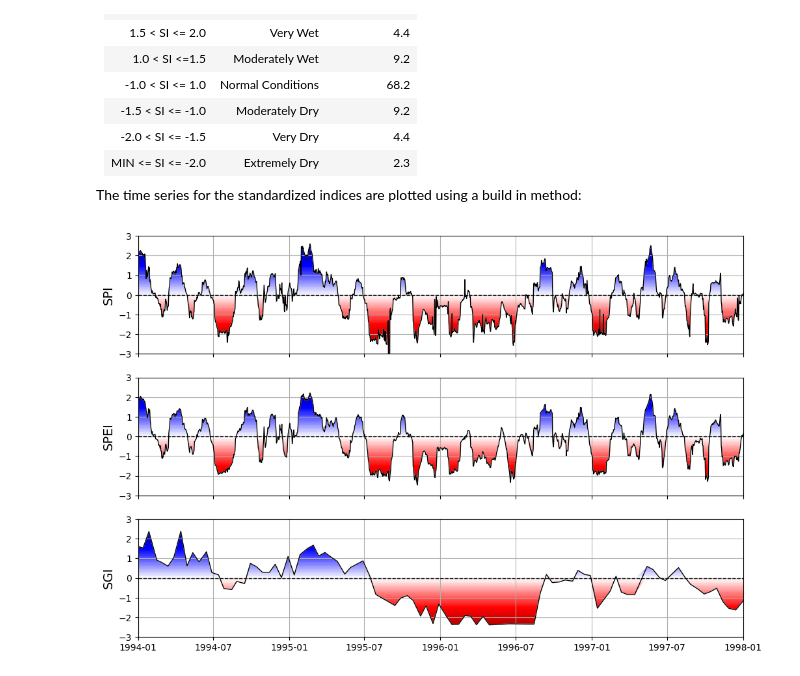
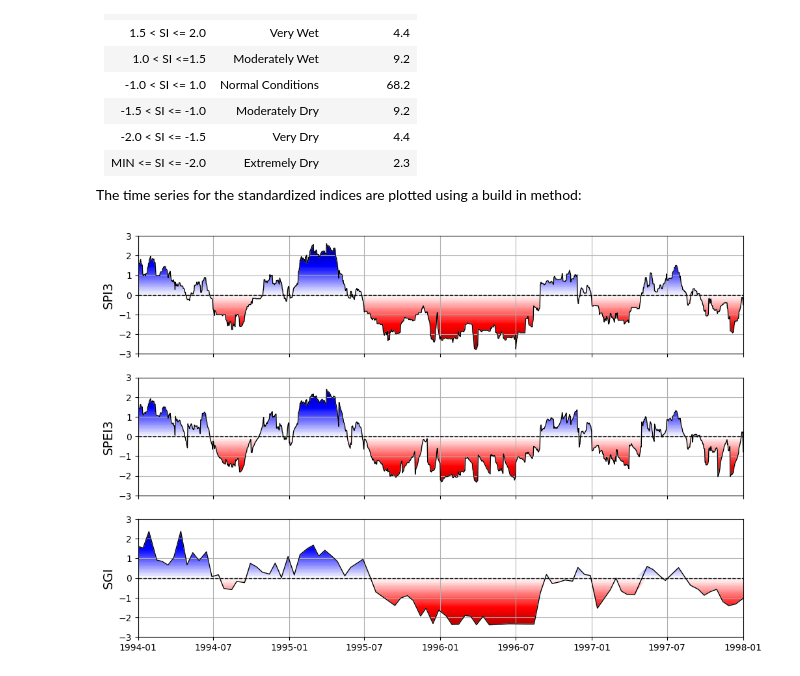
Before and after one commit to martinvonk/SPEI, a Jupyter notebook: doc/examples/example01_indices.ipynb, the cells around one changed output. Cells and saved outputs as stored; diff of their text form; code cells hidden in the pictures.

```diff
--- a/doc/examples/example01_indices.ipynb
+++ b/doc/examples/example01_indices.ipynb
@@ -45,7 +45,7 @@ The standardized precipitation index (SPI) is calculated using the gamma distrib
 
 For the literature we refer to: LLoyd-Hughes, B. and Saunders, M.A.: [A drought climatology for Europe](https://doi.org/10.1002/joc.846), 2002.
 # %%
-f = 30  # days
+f = 90  # days
 series = prec.rolling(f"{f}D", min_periods=f).sum().dropna()
 series
 # %% [output]
@@ -82,7 +82,7 @@ Length: 13425, dtype: float64
 # %% [markdown]
 Lets try that with the pearson3 distribution:
 # %%
-spi2 = si.spi(series, dist=scs.pearson3)
+spi2 = si.spi(series, dist=scs.pearson3, freq="ME")
 spi2
 # %% [output]
 date
@@ -119,7 +119,7 @@ The standardized precipitation evaporation index (SPEI) is calculated by first s
 For the literature we refer to: Vicente-Serrano S.M., Beguería S., López-Moreno J.I.: [A Multi-scalar drought index sensitive to global warming: The Standardized Precipitation Evapotranspiration Index](https://doi.org/10.1175/2009JCLI2909.1), 2010.
 # %%
 pe = (prec - evap).dropna()  # calculate precipitation excess
-spei = si.spei(pe.rolling(f"{f}D", min_periods=f).sum().dropna())
+spei = si.spei(pe.rolling(f"{f}D", min_periods=f).sum().dropna(), freq="ME")
 spei
 # %% [output]
 date
@@ -142,6 +142,6 @@ The standardized groundwater index (SGI) is calculated using the method as descr
 
 For the head time series no distribution has to be selected by default. Since the time series has a 14 day frequency it is not resampled.
 # %%
-sgi = si.sgi(head)
-sgi
+sgi = si.sgi(head, freq="ME")
+sgi.plot()
 # %% [output]
@@ -176,11 +165,11 @@ The indices should be interpreted as such:
 The time series for the standardized indices are plotted using a build in method:
 # %%
 f, ax = plt.subplots(3, 1, figsize=(12, 8), sharex=True)
-si.plot.si(spi1, ax=ax[0])
+si.plot.si(spi2, ax=ax[0])
 si.plot.si(spei, ax=ax[1])
 si.plot.si(sgi, ax=ax[2])
 ax[0].set_xlim(pd.to_datetime(["1994", "1998"]))
 [x.grid() for x in ax]
-[ax[i].set_ylabel(n, fontsize=14) for i, n in enumerate(["SPI", "SPEI", "SGI"])];
+[ax[i].set_ylabel(n, fontsize=14) for i, n in enumerate(["SPI3", "SPEI3", "SGI"])];
 # %% [output]
-[figure, old version]
+[figure, new version]
```
Also changed, not shown: parts of 7 cells of this notebook, 2 other files.
